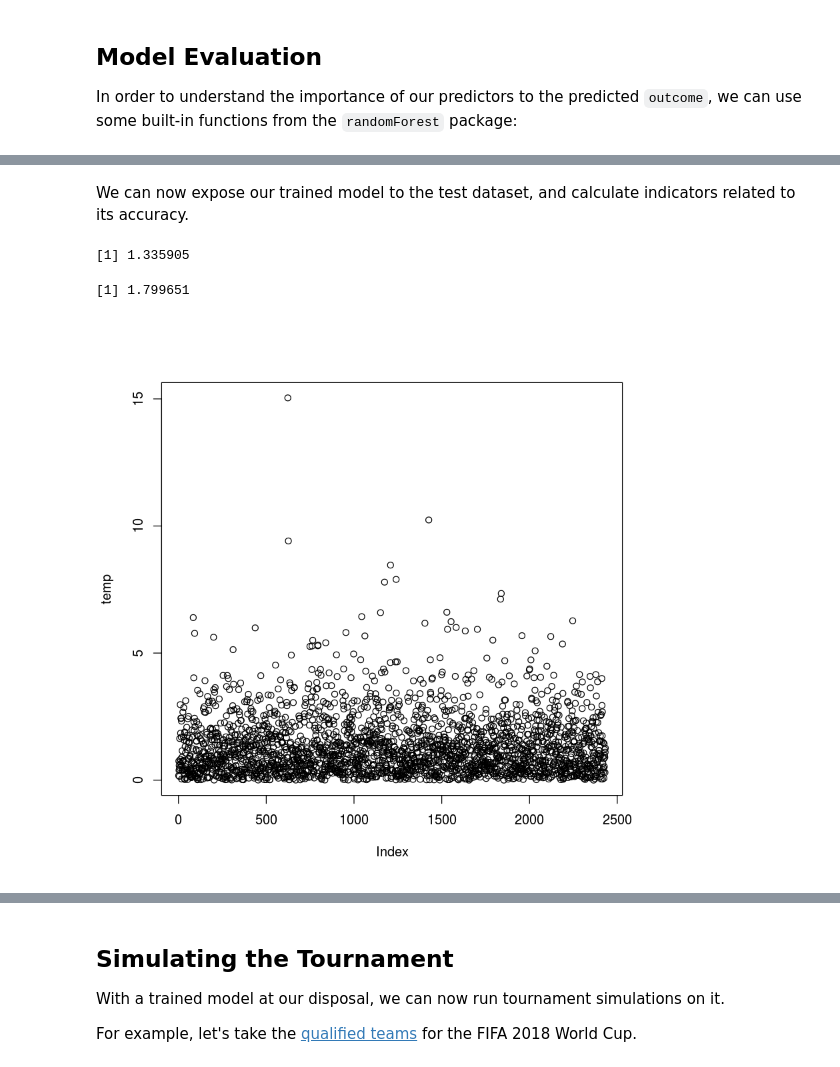
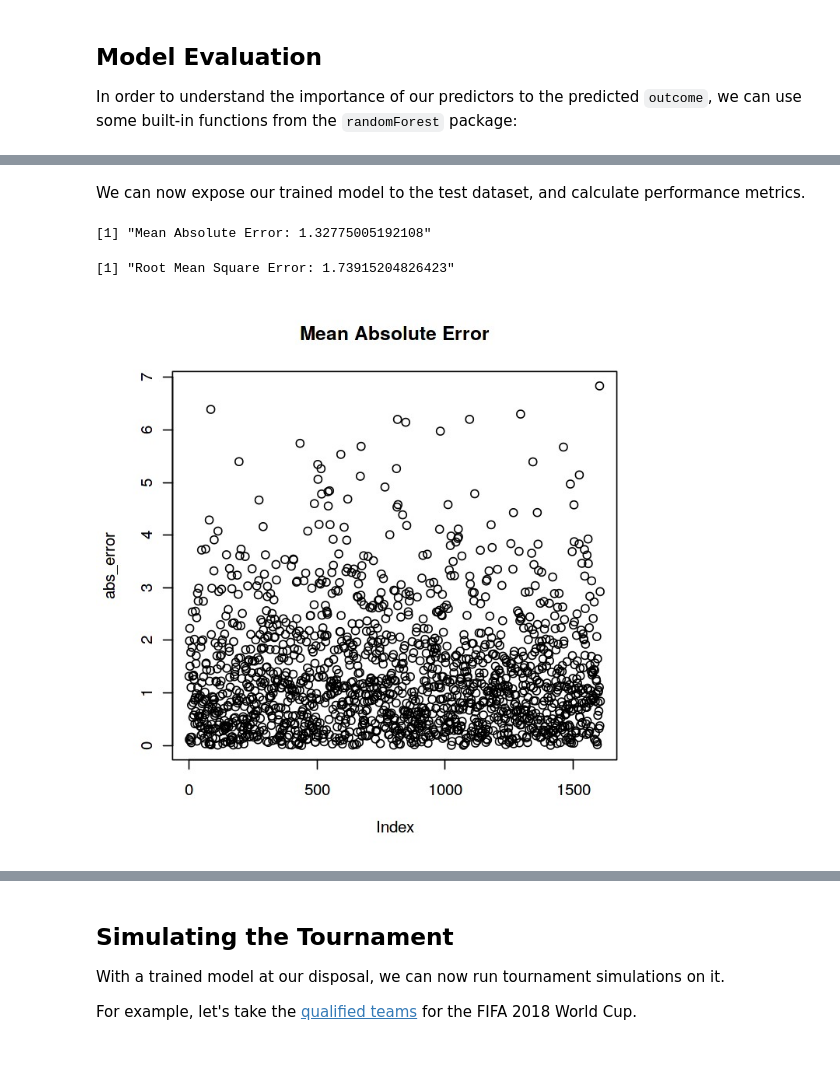
Before and after one commit to neaorin/PredictTheWorldCup, a Jupyter notebook: src/WorldCup.ipynb, the cells around one changed output, grey strips where cells are left out. Saved outputs shown, nothing was run; the diff lists cells and outputs as text; code cells hidden in the pictures.

```diff
--- a/src/WorldCup.ipynb
+++ b/src/WorldCup.ipynb
@@ -359,11 +399,10 @@ matches$friendly <- FALSE
 matches$friendly[matches$CupName == "Friendly"] <- TRUE
 
 matches$qualifier <- FALSE
-matches$qualifier[matches$CupName %like% "Qual"] <- TRUE
+matches$qualifier[matches$CupName %like% "qual"] <- TRUE
 
 matches$finaltourn <- FALSE
-matches$finaltourn[matches$CupName %like% "Final"] <- TRUE
-matches$finaltourn[matches$CupName %like% "Confederations Cup"] <- TRUE
+matches$finaltourn[matches$CupName %like% "final"] <- TRUE
 
 head(matches)
 # %% [output]
@@ -830,7 +869,8 @@ match_features <- matches %>%
     last50games_gd_per.t2,
     last10games_opp_cc_per.t2,
     last30games_opp_cc_per.t2,
-    last50games_opp_cc_per.t2
+    last50games_opp_cc_per.t2,
+    outcome = gd.t1
   )
 
 head(match_features)
@@ -867,4 +903 @@ To keep things fairly simple, we will use **goal differential** - the difference
-# %%
-# add the outcome column (value to train / predict on)
-match_features$outcome = match_features$team1Score - match_features$team2Score
 # %% [markdown]
@@ -967,7 +1014,7 @@ We're going to tell the algorithm to grow 100 trees.
 # %%
 # train a random forest
 model.randomForest1 <- randomForest::randomForest(trainformula, data = data.train1,
-                                                  importance = TRUE, ntree = 100)
+                                                  importance = TRUE, ntree = 500)
 
 summary(model.randomForest1)
 # %% [output]
@@ -1019,17 +1066,17 @@ randomForest::varImpPlot(model.randomForest1, type=1)
 # %% [markdown]
-We can now expose our trained model to the test dataset, and calculate indicators related to its accuracy.
+We can now expose our trained model to the test dataset, and calculate performance metrics.
 # %%
 data.pred.randomForest1 <- predict(model.randomForest1, data.test1, predict.all = TRUE)
 
 metrics.randomForest1.mae <- Metrics::mae(data.test1$outcome, data.pred.randomForest1$aggregate)
 metrics.randomForest1.rmse <- Metrics::rmse(data.test1$outcome, data.pred.randomForest1$aggregate)
 
-metrics.randomForest1.mae
-metrics.randomForest1.rmse
+paste("Mean Absolute Error:", metrics.randomForest1.mae)
+paste("Root Mean Square Error:",metrics.randomForest1.rmse)
 
-temp <- abs(data.test1$outcome - data.pred.randomForest1$aggregate)
-plot(temp)
+abs_error <- abs(data.test1$outcome - data.pred.randomForest1$aggregate)
+plot(abs_error, main="Mean Absolute Error")
 # %% [output]
-[1] 1.335905
+[1] "Mean Absolute Error: 1.32775005192108"
-[1] 1.799651
+[1] "Root Mean Square Error: 1.73915204826423"
-[figure, old version]
+[figure, new version]
```
Also changed, not shown: parts of 48 cells of this notebook, 7 other files.
